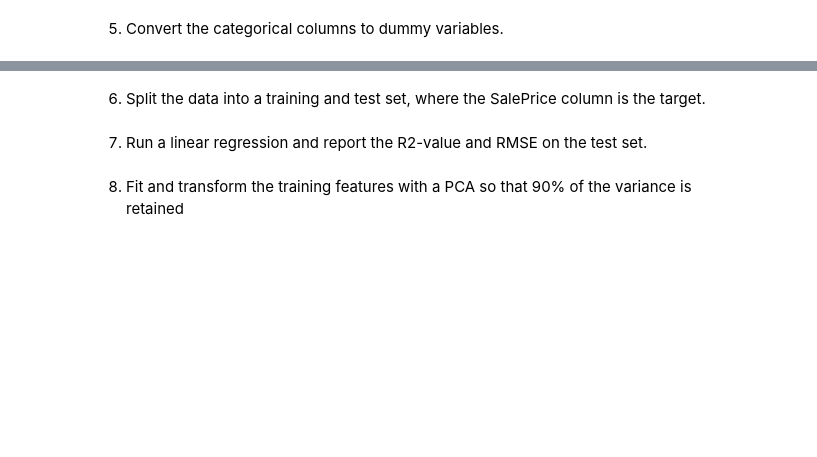
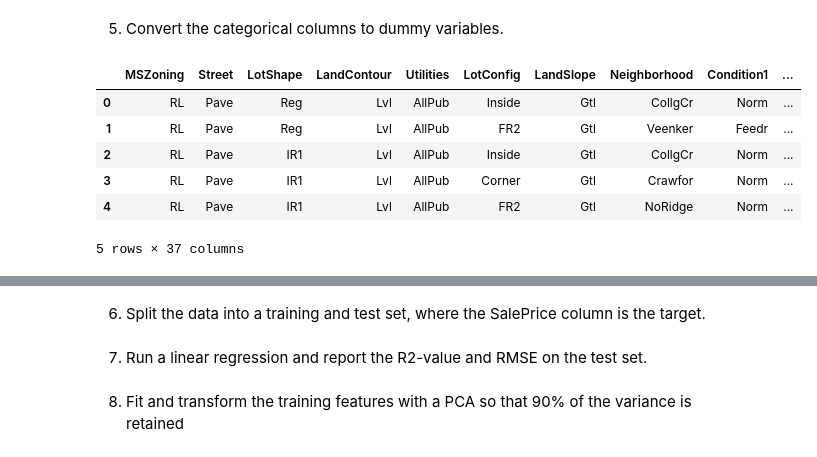
Before and after one commit to MWPerrineJr/data-mining, a Jupyter notebook: Weel 7 Assignment.ipynb, the cells around one changed output, grey strips where cells are left out. Drawn from its saved outputs; the diff is of its cells as text; code cells hidden in the pictures; blank space fills up the shorter version.

```diff
--- a/Weel 7 Assignment.ipynb
+++ b/Weel 7 Assignment.ipynb
@@ -63,0 +72,4 @@ new_housing.head()
+# %%
+for column in new_housing.select_dtypes(include='number').columns:
+    median_value = new_housing[column].median()
+    new_housing[column].fillna(median_value, inplace= True)
@@ -66,2 +109,13 @@ new_housing.head()
 # %% [markdown]
 5. Convert the categorical columns to dummy variables.
+# %%
+new_housing_1 = new_housing.select_dtypes(include=["object"])
+new_housing_1.head()
+# %% [output]
+|  | MSZoning | Street | LotShape | LandContour | Utilities | LotConfig | LandSlope | Neighborhood | Condition1 | ... |
+| 0 | RL | Pave | Reg | Lvl | AllPub | Inside | Gtl | CollgCr | Norm | ... |
+| 1 | RL | Pave | Reg | Lvl | AllPub | FR2 | Gtl | Veenker | Feedr | ... |
+| 2 | RL | Pave | IR1 | Lvl | AllPub | Inside | Gtl | CollgCr | Norm | ... |
+| 3 | RL | Pave | IR1 | Lvl | AllPub | Corner | Gtl | Crawfor | Norm | ... |
+| 4 | RL | Pave | IR1 | Lvl | AllPub | FR2 | Gtl | NoRidge | Norm | ... |
+5 rows × 37 columns
```
Also changed, not shown: parts of 14 cells of this notebook.
